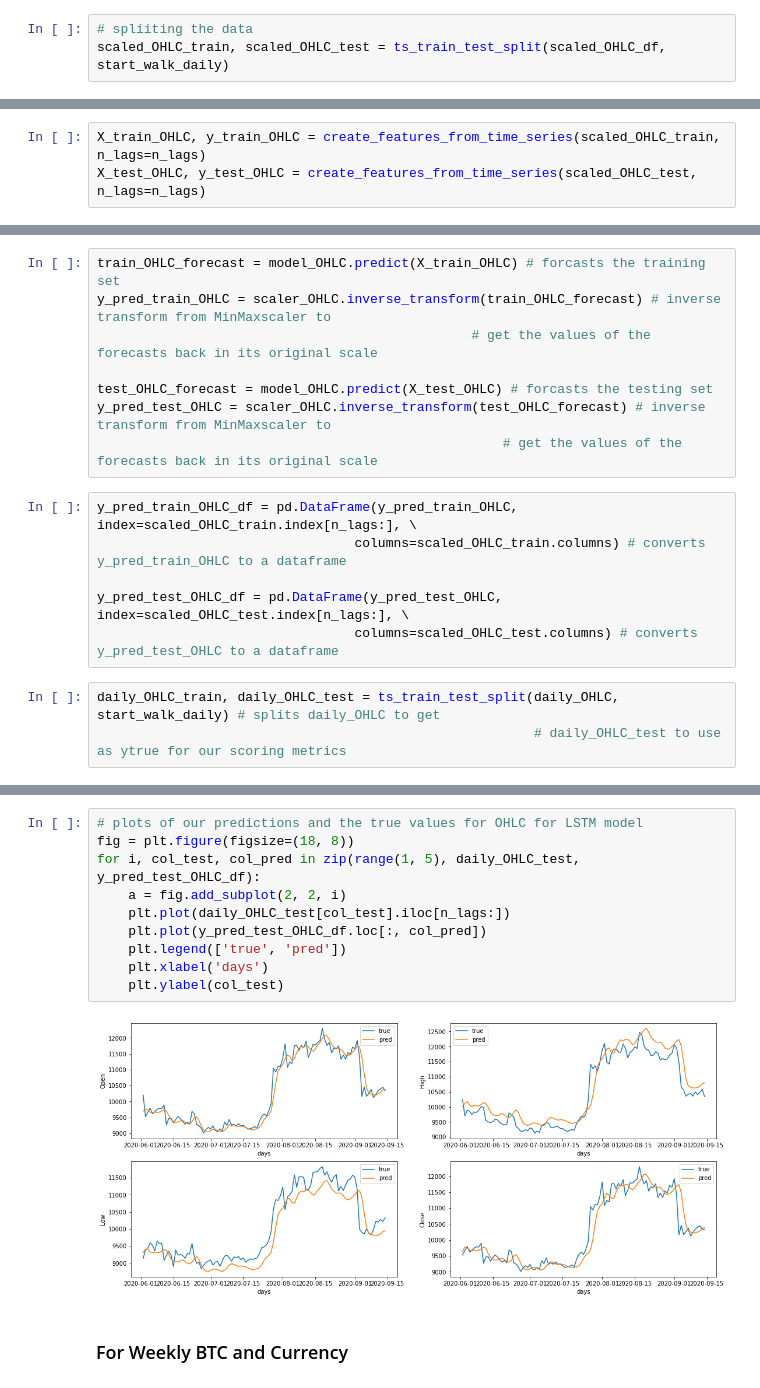
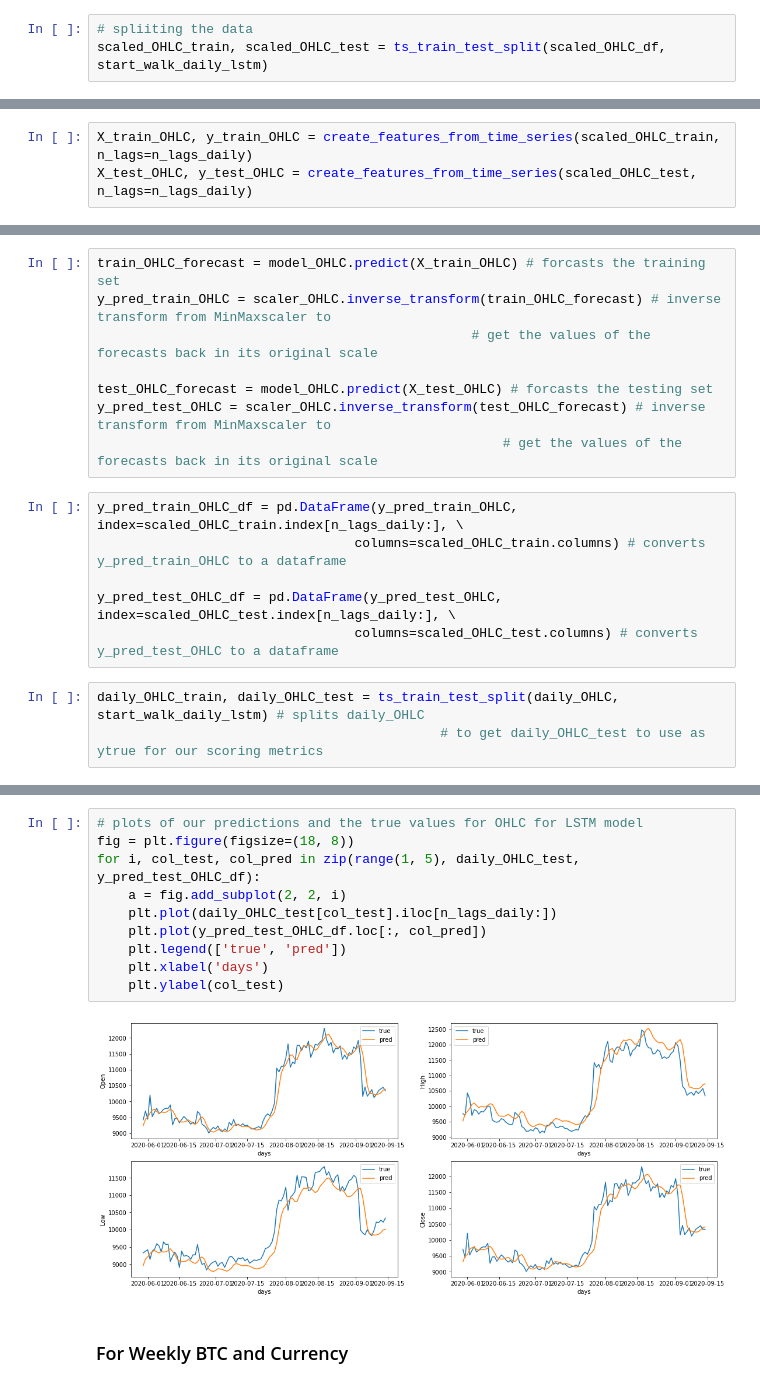
Before and after one commit to HamoyeHQ/05-bitcoin-trading, a Jupyter notebook: OHLC_BTC_CUR multivariate time series.ipynb, the cells around one changed output, grey strips where cells are left out. Cells and saved outputs as stored; diff of their text form.

```diff
--- a/OHLC_BTC_CUR multivariate time series.ipynb
+++ b/OHLC_BTC_CUR multivariate time series.ipynb
@@ -1027,6 +1028,6 @@ n_lags = 3 # initializing the number of lags to use
 # %%
 # spliiting the data
-scaled_OHLC_train, scaled_OHLC_test = ts_train_test_split(scaled_OHLC_df, start_walk_daily)
+scaled_OHLC_train, scaled_OHLC_test = ts_train_test_split(scaled_OHLC_df, start_walk_daily_lstm)
 # %%
 scaled_OHLC_train.head()
 # %% [output]
@@ -1055,8 +1056,8 @@ def create_features_from_time_series(df, n_lags):
 
     return X.reshape(X.shape[0], X.shape[1], X.shape[2]), np.array(y)
 # %%
-X_train_OHLC, y_train_OHLC = create_features_from_time_series(scaled_OHLC_train, n_lags=n_lags)
-X_test_OHLC, y_test_OHLC = create_features_from_time_series(scaled_OHLC_test, n_lags=n_lags)
+X_train_OHLC, y_train_OHLC = create_features_from_time_series(scaled_OHLC_train, n_lags=n_lags_daily)
+X_test_OHLC, y_test_OHLC = create_features_from_time_series(scaled_OHLC_test, n_lags=n_lags_daily)
 # %%
 # creating a function to build a LSTM model
 def build_LSTM(shape):
@@ -1109,12 +1110,12 @@ test_OHLC_forecast = model_OHLC.predict(X_test_OHLC) # forcasts the testing set
 y_pred_test_OHLC = scaler_OHLC.inverse_transform(test_OHLC_forecast) # inverse transform from MinMaxscaler to
                                                     # get the values of the forecasts back in its original scale
 # %%
-y_pred_train_OHLC_df = pd.DataFrame(y_pred_train_OHLC, index=scaled_OHLC_train.index[n_lags:], \
+y_pred_train_OHLC_df = pd.DataFrame(y_pred_train_OHLC, index=scaled_OHLC_train.index[n_lags_daily:], \
                                  columns=scaled_OHLC_train.columns) # converts y_pred_train_OHLC to a dataframe
 
-y_pred_test_OHLC_df = pd.DataFrame(y_pred_test_OHLC, index=scaled_OHLC_test.index[n_lags:], \
+y_pred_test_OHLC_df = pd.DataFrame(y_pred_test_OHLC, index=scaled_OHLC_test.index[n_lags_daily:], \
                                  columns=scaled_OHLC_test.columns) # converts y_pred_test_OHLC to a dataframe
 # %%
-daily_OHLC_train, daily_OHLC_test = ts_train_test_split(daily_OHLC, start_walk_daily) # splits daily_OHLC to get
-                                                        # daily_OHLC_test to use as ytrue for our scoring metrics
+daily_OHLC_train, daily_OHLC_test = ts_train_test_split(daily_OHLC, start_walk_daily_lstm) # splits daily_OHLC
+                                            # to get daily_OHLC_test to use as ytrue for our scoring metrics
 # %%
@@ -1132,15 +1134,15 @@ MAPE of Close is 2.0424325515841293
 # %%
 # plots of our predictions and the true values for OHLC for LSTM model
 fig = plt.figure(figsize=(18, 8))
 for i, col_test, col_pred in zip(range(1, 5), daily_OHLC_test, y_pred_test_OHLC_df):
     a = fig.add_subplot(2, 2, i)
-    plt.plot(daily_OHLC_test[col_test].iloc[n_lags:])
+    plt.plot(daily_OHLC_test[col_test].iloc[n_lags_daily:])
     plt.plot(y_pred_test_OHLC_df.loc[:, col_pred])
     plt.legend(['true', 'pred'])
     plt.xlabel('days')
     plt.ylabel(col_test)
 # %% [output]
-[figure, old version]
+[figure, new version]
 # %% [markdown]
 ### For Weekly BTC and Currency
 # %%
```
Also changed, not shown: parts of 23 cells of this notebook.
